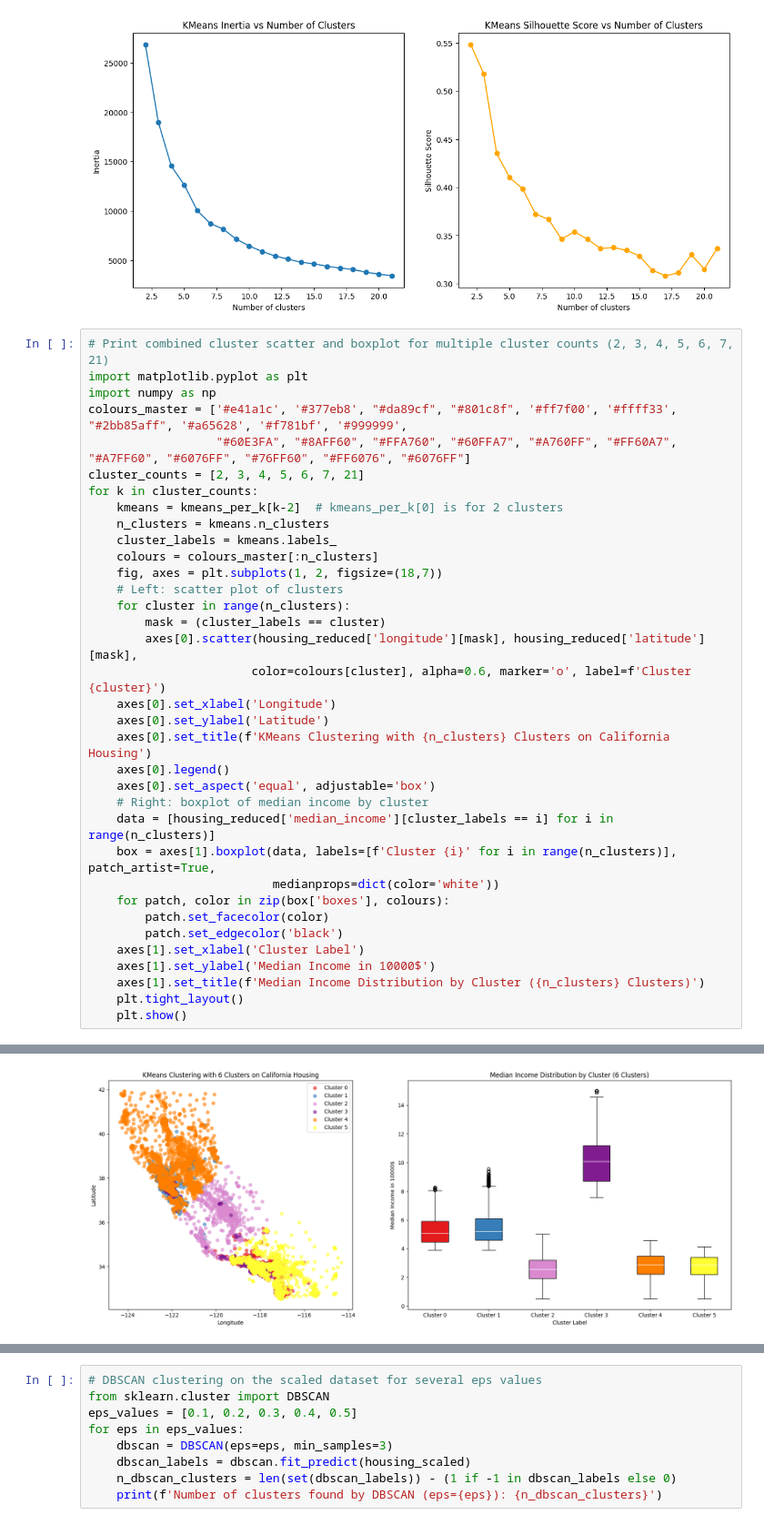
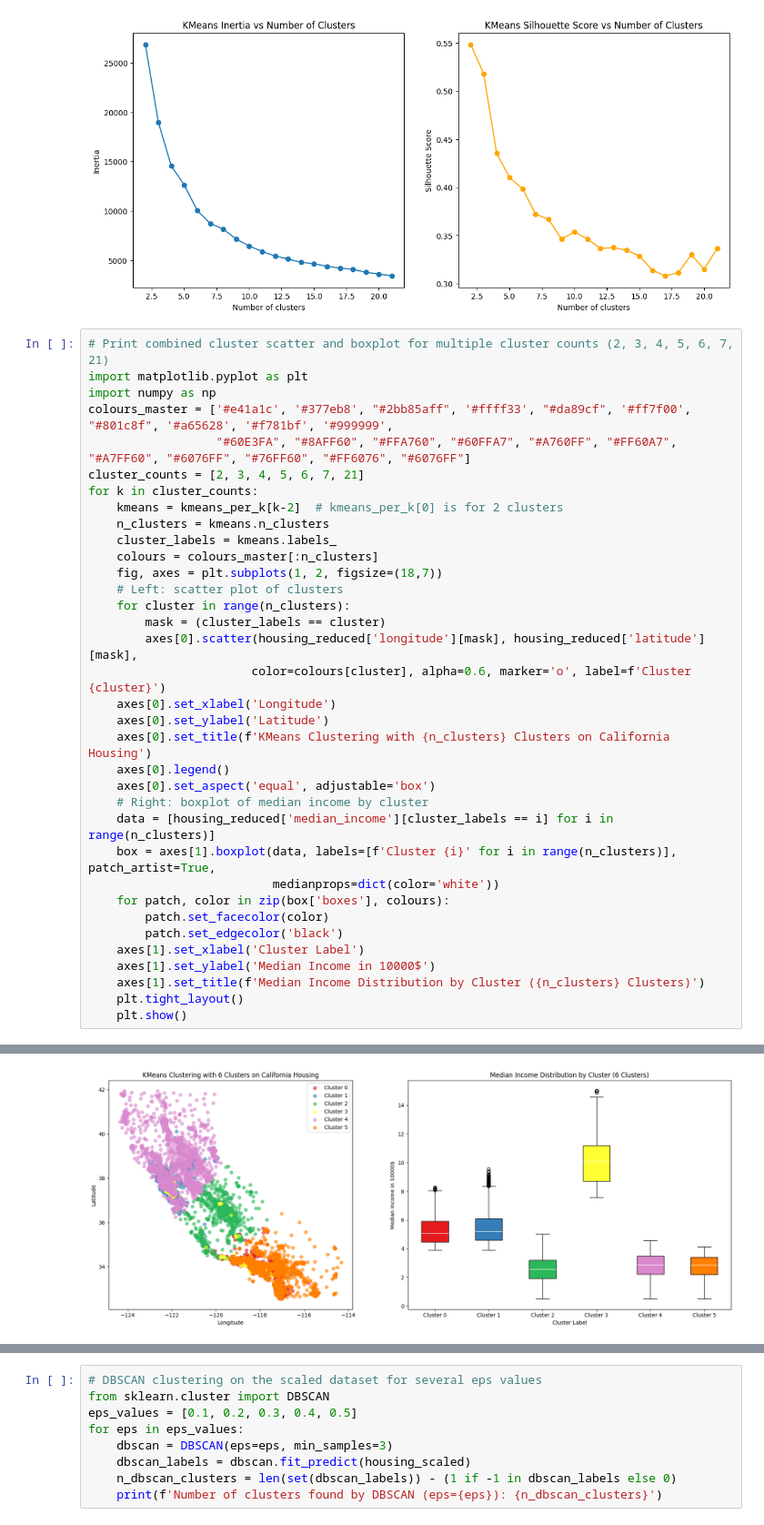
Before and after one commit to Darkueba/intro_ai_and_ml, a Jupyter notebook: assignment6.ipynb, the cells around one changed output, grey strips where cells are left out. Shown at 91% size. Cells and saved outputs as stored; diff of their text form.

```diff
--- a/assignment6.ipynb
+++ b/assignment6.ipynb
@@ -89,7 +89,7 @@ plt.show()
 # Print combined cluster scatter and boxplot for multiple cluster counts (2, 3, 4, 5, 6, 7, 21)
 import matplotlib.pyplot as plt
 import numpy as np
-colours_master = ['#e41a1c', '#377eb8', "#da89cf", "#801c8f", '#ff7f00', '#ffff33', "#2bb85aff", '#a65628', '#f781bf', '#999999',
+colours_master = ['#e41a1c', '#377eb8', "#2bb85aff", '#ffff33', "#da89cf", '#ff7f00', "#801c8f", '#a65628', '#f781bf', '#999999',
                   "#60E3FA", "#8AFF60", "#FFA760", "#60FFA7", "#A760FF", "#FF60A7", "#A7FF60", "#6076FF", "#76FF60", "#FF6076", "#6076FF"]
 cluster_counts = [2, 3, 4, 5, 6, 7, 21]
 for k in cluster_counts:
@@ -128 +128 @@ for k in cluster_counts:
-[figure, old version]
+[figure, new version]
```
Also changed, not shown: parts of 3 cells of this notebook.
